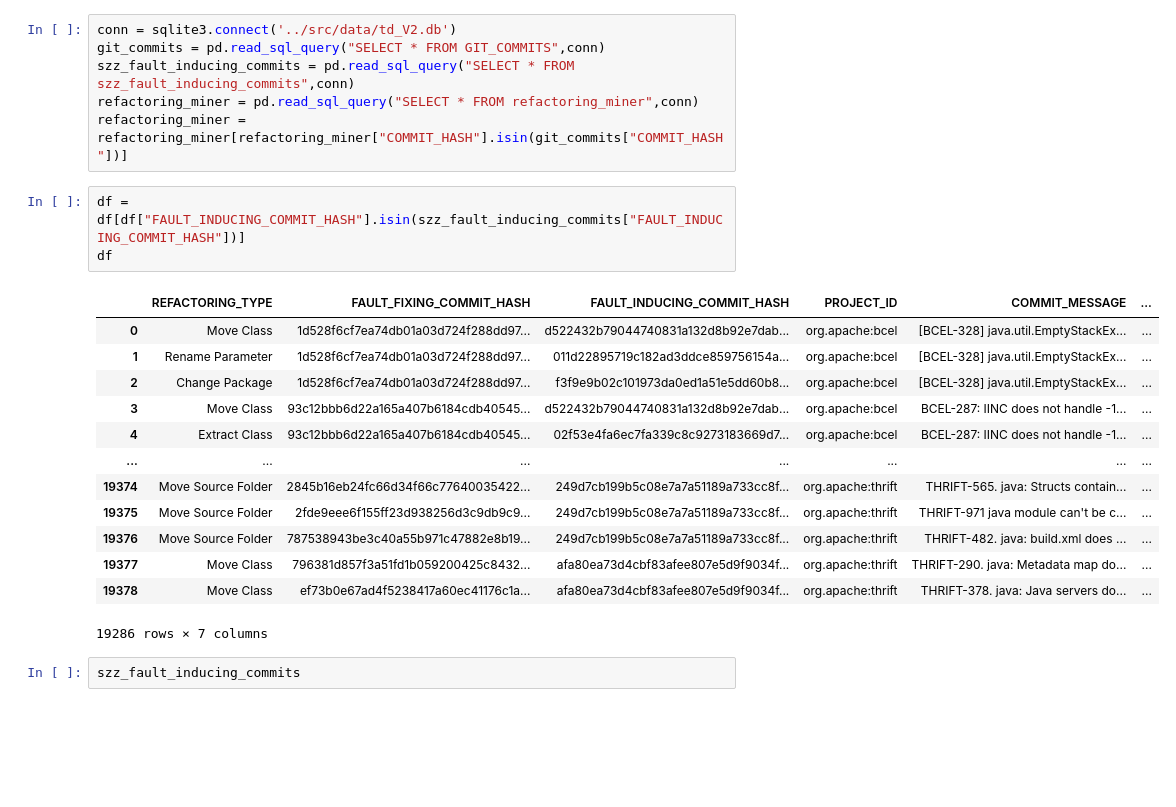
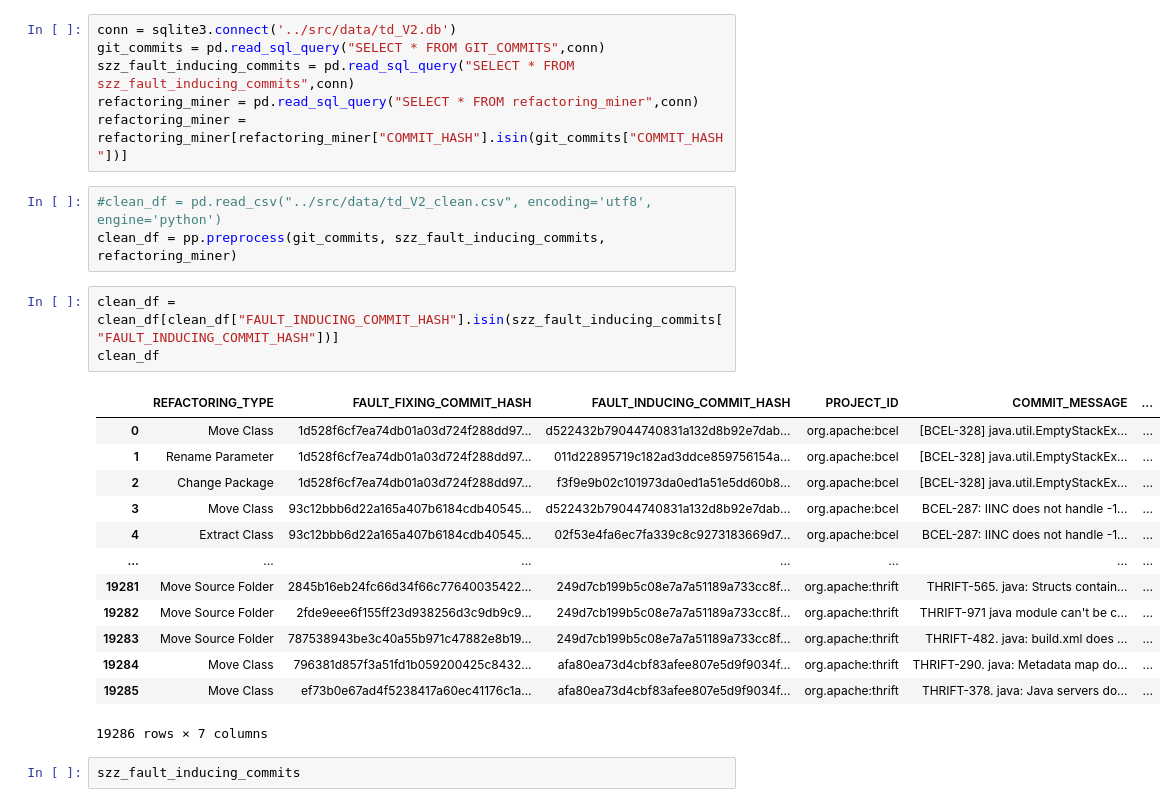
Before and after one commit to danigoju/Technical-Debt-DLMP, a Jupyter notebook: notebooks/refactoring_test.ipynb, the cells around one changed output. Saved outputs shown, nothing was run; the diff lists cells and outputs as text; blank space fills up the shorter version.

Commit message:
added a preprocess file

```diff
--- a/notebooks/refactoring_test.ipynb
+++ b/notebooks/refactoring_test.ipynb
@@ -11,22 +14,25 @@ git_commits = pd.read_sql_query("SELECT * FROM GIT_COMMITS",conn)
 szz_fault_inducing_commits = pd.read_sql_query("SELECT * FROM szz_fault_inducing_commits",conn)
 refactoring_miner = pd.read_sql_query("SELECT * FROM refactoring_miner",conn)
 refactoring_miner = refactoring_miner[refactoring_miner["COMMIT_HASH"].isin(git_commits["COMMIT_HASH"])]
+# %%
+#clean_df = pd.read_csv("../src/data/td_V2_clean.csv", encoding='utf8', engine='python')
+clean_df = pp.preprocess(git_commits, szz_fault_inducing_commits, refactoring_miner)
 # %%
-df = df[df["FAULT_INDUCING_COMMIT_HASH"].isin(szz_fault_inducing_commits["FAULT_INDUCING_COMMIT_HASH"])]
-df
+clean_df = clean_df[clean_df["FAULT_INDUCING_COMMIT_HASH"].isin(szz_fault_inducing_commits["FAULT_INDUCING_COMMIT_HASH"])]
+clean_df
 # %% [output]
 |  | REFACTORING_TYPE | FAULT_FIXING_COMMIT_HASH | FAULT_INDUCING_COMMIT_HASH | PROJECT_ID | COMMIT_MESSAGE | ... |
 | 0 | Move Class | 1d528f6cf7ea74db01a03d724f288dd97... | d522432b79044740831a132d8b92e7dab... | org.apache:bcel | [BCEL-328] java.util.EmptyStackEx... | ... |
 | 1 | Rename Parameter | 1d528f6cf7ea74db01a03d724f288dd97... | 011d22895719c182ad3ddce859756154a... | org.apache:bcel | [BCEL-328] java.util.EmptyStackEx... | ... |
 | 2 | Change Package | 1d528f6cf7ea74db01a03d724f288dd97... | f3f9e9b02c101973da0ed1a51e5dd60b8... | org.apache:bcel | [BCEL-328] java.util.EmptyStackEx... | ... |
 | 3 | Move Class | 93c12bbb6d22a165a407b6184cdb40545... | d522432b79044740831a132d8b92e7dab... | org.apache:bcel | BCEL-287: IINC does not handle -1... | ... |
 | 4 | Extract Class | 93c12bbb6d22a165a407b6184cdb40545... | 02f53e4fa6ec7fa339c8c9273183669d7... | org.apache:bcel | BCEL-287: IINC does not handle -1... | ... |
 | ... | ... | ... | ... | ... | ... | ... |
-| 19374 | Move Source Folder | 2845b16eb24fc66d34f66c77640035422... | 249d7cb199b5c08e7a7a51189a733cc8f... | org.apache:thrift | THRIFT-565. java: Structs contain... | ... |
-| 19375 | Move Source Folder | 2fde9eee6f155ff23d938256d3c9db9c9... | 249d7cb199b5c08e7a7a51189a733cc8f... | org.apache:thrift | THRIFT-971 java module can't be c... | ... |
-| 19376 | Move Source Folder | 787538943be3c40a55b971c47882e8b19... | 249d7cb199b5c08e7a7a51189a733cc8f... | org.apache:thrift | THRIFT-482. java: build.xml does ... | ... |
-| 19377 | Move Class | 796381d857f3a51fd1b059200425c8432... | afa80ea73d4cbf83afee807e5d9f9034f... | org.apache:thrift | THRIFT-290. java: Metadata map do... | ... |
-| 19378 | Move Class | ef73b0e67ad4f5238417a60ec41176c1a... | afa80ea73d4cbf83afee807e5d9f9034f... | org.apache:thrift | THRIFT-378. java: Java servers do... | ... |
+| 19281 | Move Source Folder | 2845b16eb24fc66d34f66c77640035422... | 249d7cb199b5c08e7a7a51189a733cc8f... | org.apache:thrift | THRIFT-565. java: Structs contain... | ... |
+| 19282 | Move Source Folder | 2fde9eee6f155ff23d938256d3c9db9c9... | 249d7cb199b5c08e7a7a51189a733cc8f... | org.apache:thrift | THRIFT-971 java module can't be c... | ... |
+| 19283 | Move Source Folder | 787538943be3c40a55b971c47882e8b19... | 249d7cb199b5c08e7a7a51189a733cc8f... | org.apache:thrift | THRIFT-482. java: build.xml does ... | ... |
+| 19284 | Move Class | 796381d857f3a51fd1b059200425c8432... | afa80ea73d4cbf83afee807e5d9f9034f... | org.apache:thrift | THRIFT-290. java: Metadata map do... | ... |
+| 19285 | Move Class | ef73b0e67ad4f5238417a60ec41176c1a... | afa80ea73d4cbf83afee807e5d9f9034f... | org.apache:thrift | THRIFT-378. java: Java servers do... | ... |
 19286 rows × 7 columns
 # %%
 szz_fault_inducing_commits
```
Also changed, not shown: parts of 6 cells of this notebook, 2 other files.
